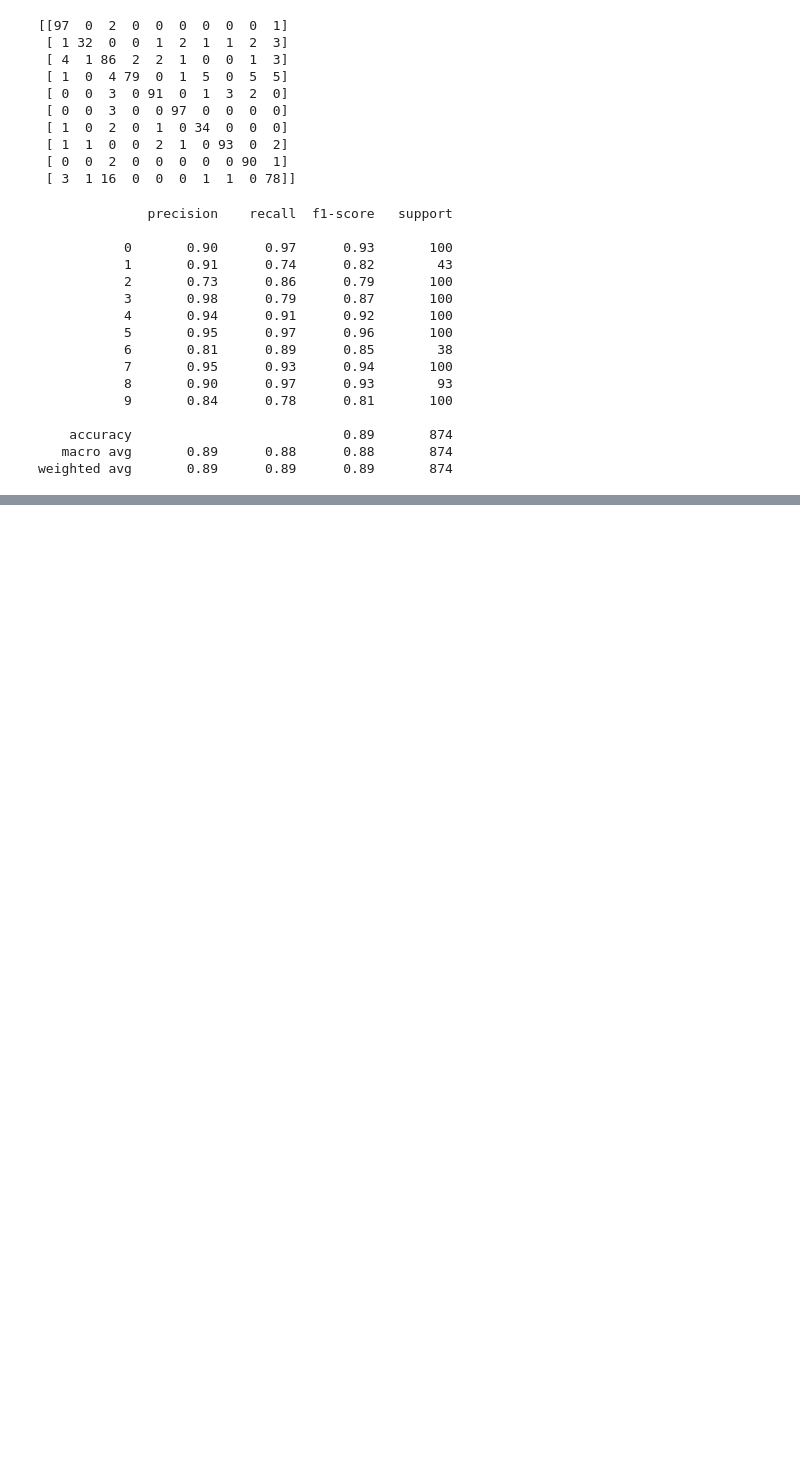
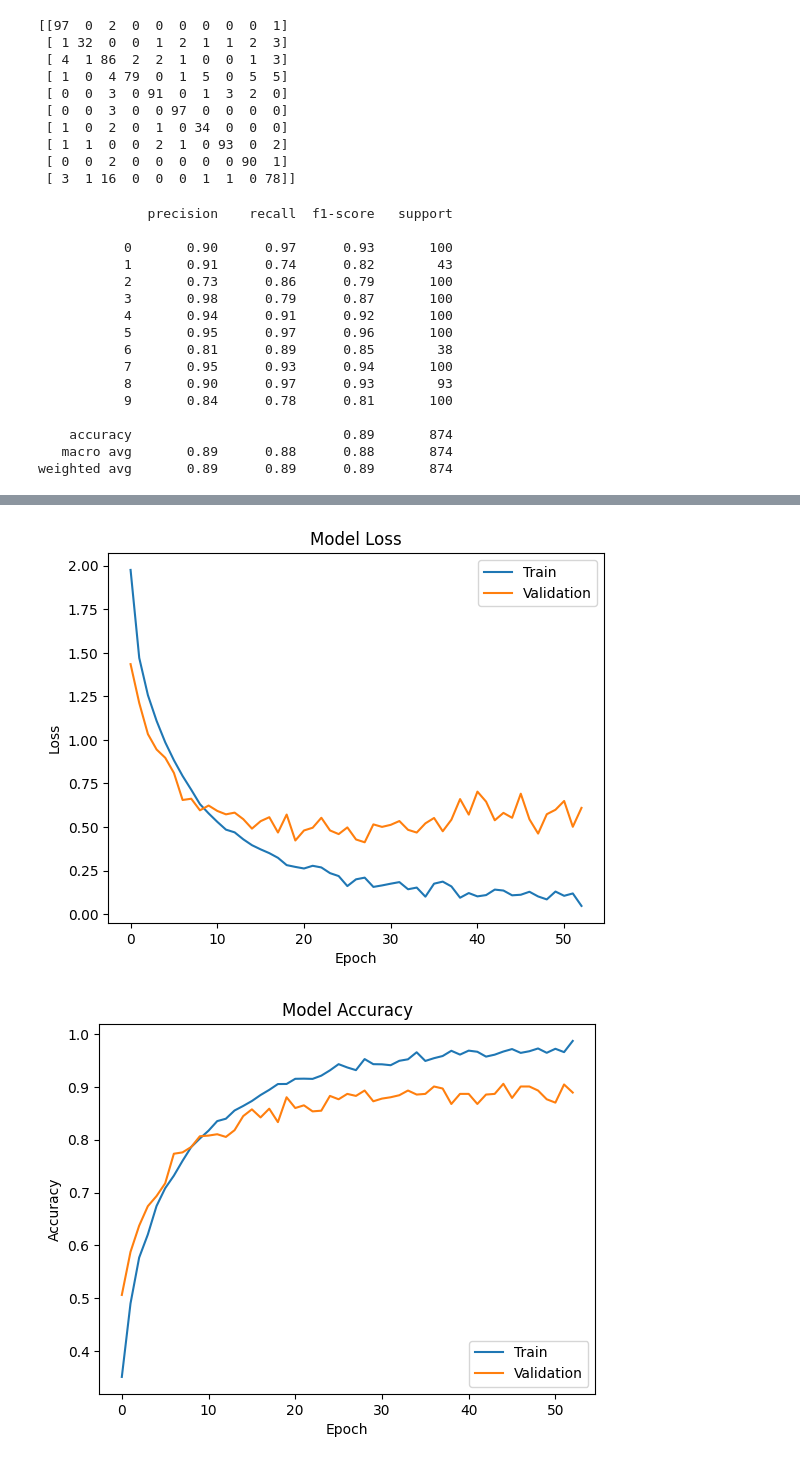
Before and after one commit to AbdullahTabassam/Sounds-Classifier, a Jupyter notebook: Notebooks/Sound Classification.ipynb, the cells around one changed output, grey strips where cells are left out. Drawn from its saved outputs; the diff is of its cells as text; code cells hidden in the pictures; blank space fills up the shorter version.

```diff
--- a/Notebooks/Sound Classification.ipynb
+++ b/Notebooks/Sound Classification.ipynb
@@ -680,0 +716,15 @@ modelANN.save('ann_1.h5')
+# %%
+model2.compile(loss='categorical_crossentropy', optimizer='adam', metrics=['accuracy'])
+# %%
+epochs = 100
+batch_size = 32
+early_stop = EarlyStopping(monitor='val_loss', mode='min', verbose=1, patience=25)
+# %%
+history2 = model2.fit(
+    X_train,
+    y_train,
+    epochs=epochs,
+    batch_size=batch_size,
+    validation_data=(X_val, y_val),
+    callbacks=[early_stop]
+)
@@ -680,0 +749,22 @@ modelANN.save('ann_1.h5')
+# %%
+import matplotlib.pyplot as plt
+# Plot the convergence graph for loss
+plt.plot(history2.history['loss'])
+plt.plot(history2.history['val_loss'])
+plt.title('Model Loss')
+plt.ylabel('Loss')
+plt.xlabel('Epoch')
+plt.legend(['Train', 'Validation'], loc='upper right')
+plt.show()
+
+# Plot the convergence graph for accuracy
+plt.plot(history2.history['accuracy'])
+plt.plot(history2.history['val_accuracy'])
+plt.title('Model Accuracy')
+plt.ylabel('Accuracy')
+plt.xlabel('Epoch')
+plt.legend(['Train', 'Validation'], loc='lower right')
+plt.show()
+# %% [output]
+[figure, added]
+[figure, added]
```
Also changed, not shown: parts of 6 cells of this notebook.
